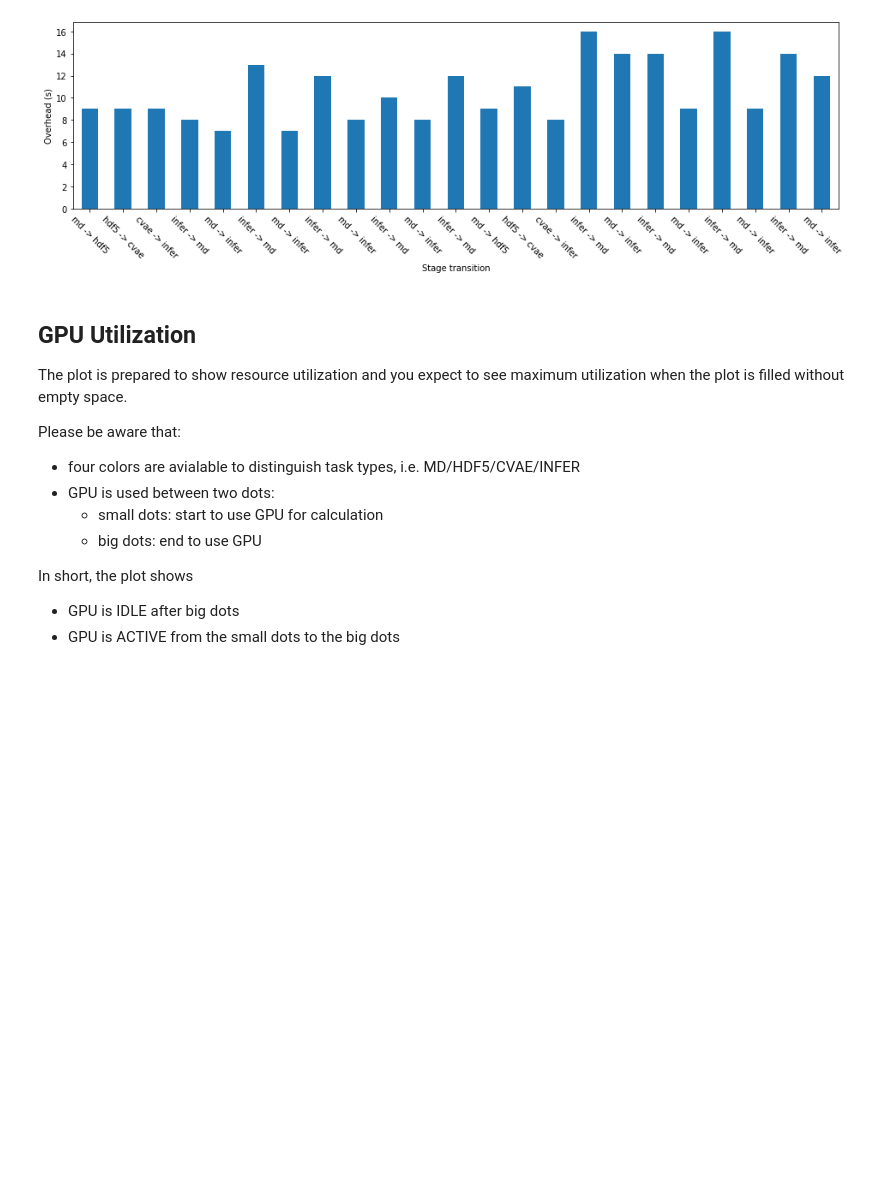
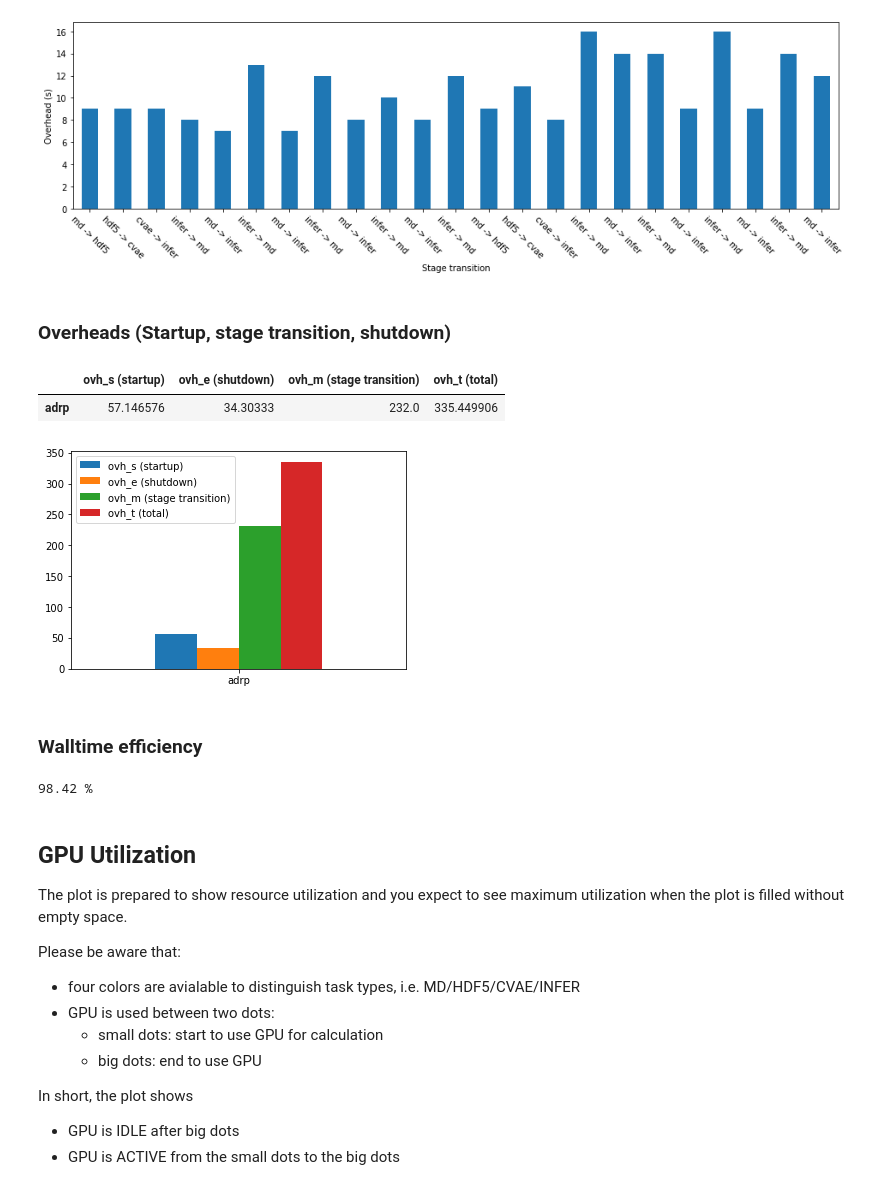
Before and after one commit to radical-experiments/deepdriveMD, a Jupyter notebook: analysis/adh_ovh_and_util.ipynb, the cells around one changed output. Saved outputs shown, nothing was run; the diff lists cells and outputs as text; code cells hidden in the pictures; blank space fills up the shorter version.

```diff
--- a/analysis/adh_ovh_and_util.ipynb
+++ b/analysis/adh_ovh_and_util.ipynb
@@ -94,6 +94,56 @@ ax.set_xlabel('Stage transition')
 # %% [output]
 Text(0.5, 0, 'Stage transition')
 [figure]
+# %% [markdown]
+### Overheads (Startup, stage transition, shutdown)
+# %%
+# Pilot lifetime
+# single pilot only
+bootstrap_start = session.get(etype='pilot')[0].timestamps(event={ru.EVENT:'bootstrap_0_start'})
+pilot_ended = session.get(etype="pilot")[0].timestamps(event= [{ru.STATE:rp.CANCELED},
+                                                               {ru.STATE:rp.DONE},
+                                                               {ru.STATE:rp.FAILED}])
+pilot_duration = session.get(etype="pilot")[0].duration(event=[{1:"bootstrap_0_start"},
+                                                               [{ru.STATE:rp.CANCELED},
+                                                               {ru.STATE:rp.DONE},
+                                                               {ru.STATE:rp.FAILED}]])
+
+
+# Unit lifetime
+units=session.filter(etype='unit'    , inplace=False)
+unit_duration = units.duration(event=[{ru.EVENT: 'cu_exec_start', ru.STATE: None},
+                      {ru.EVENT: 'cu_exec_stop' , ru.STATE: None} ])
+
+first_unit_start = float('inf')
+last_unit_end = 0
+for unit in session.get(etype='unit'):
+    u_start = unit.timestamps(event={ru.EVENT:'cu_exec_start'})
+    u_end = unit.timestamps(event={ru.EVENT:'cu_exec_stop'})
+    first_unit_start = min(first_unit_start, u_start)
+    last_unit_end = max(last_unit_end, u_end)
+
+ovh_s = [first_unit_start - bootstrap_start]
+ovh_e = [pilot_ended - last_unit_end]
+ovh_m = [sum(df_stage_ovh['ovh'])]
+ovh_t = [pilot_duration - unit_duration]
+# %%
+index = ['adrp']
+df = pd.DataFrame({'ovh_s (startup)': ovh_s,
+                   'ovh_e (shutdown)': ovh_e,
+                   'ovh_m (stage transition)': ovh_m,
+                  'ovh_t (total)': ovh_t}, index=index)
+ax = df.plot.bar(rot=0)
+df
+# %% [output]
+|  | ovh_s (startup) | ovh_e (shutdown) | ovh_m (stage transition) | ovh_t (total) |
+| adrp | 57.146576 | 34.30333 | 232.0 | 335.449906 |
+[figure, added]
+# %% [markdown]
+### Walltime efficiency
+# %%
+print ("{:.4} %".format(100*(1-(ovh[0]/unit[0]))))
+# %% [output]
+98.42 %
 # %%
 stime = float('inf')
 for i in df_tmp:
```
